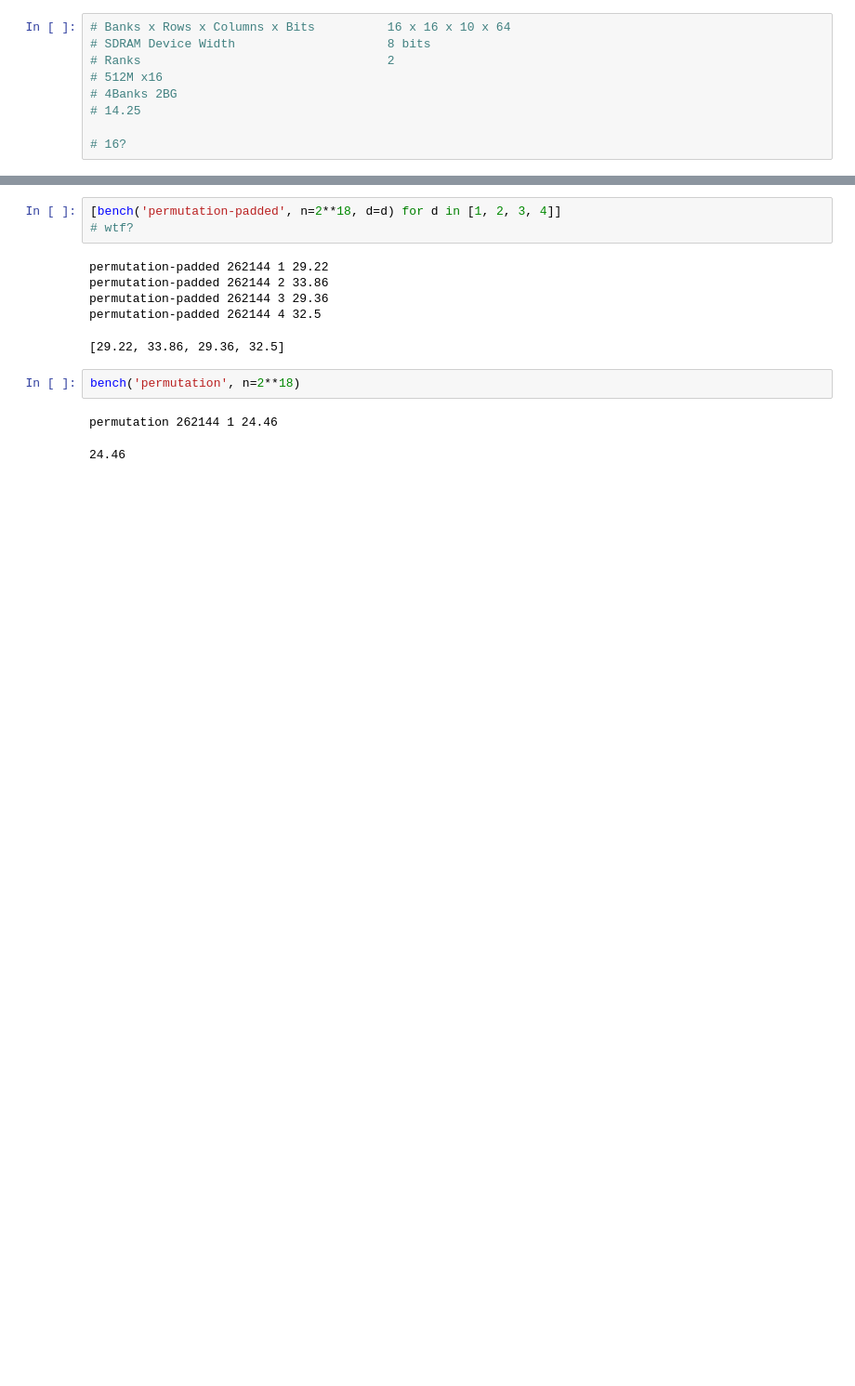
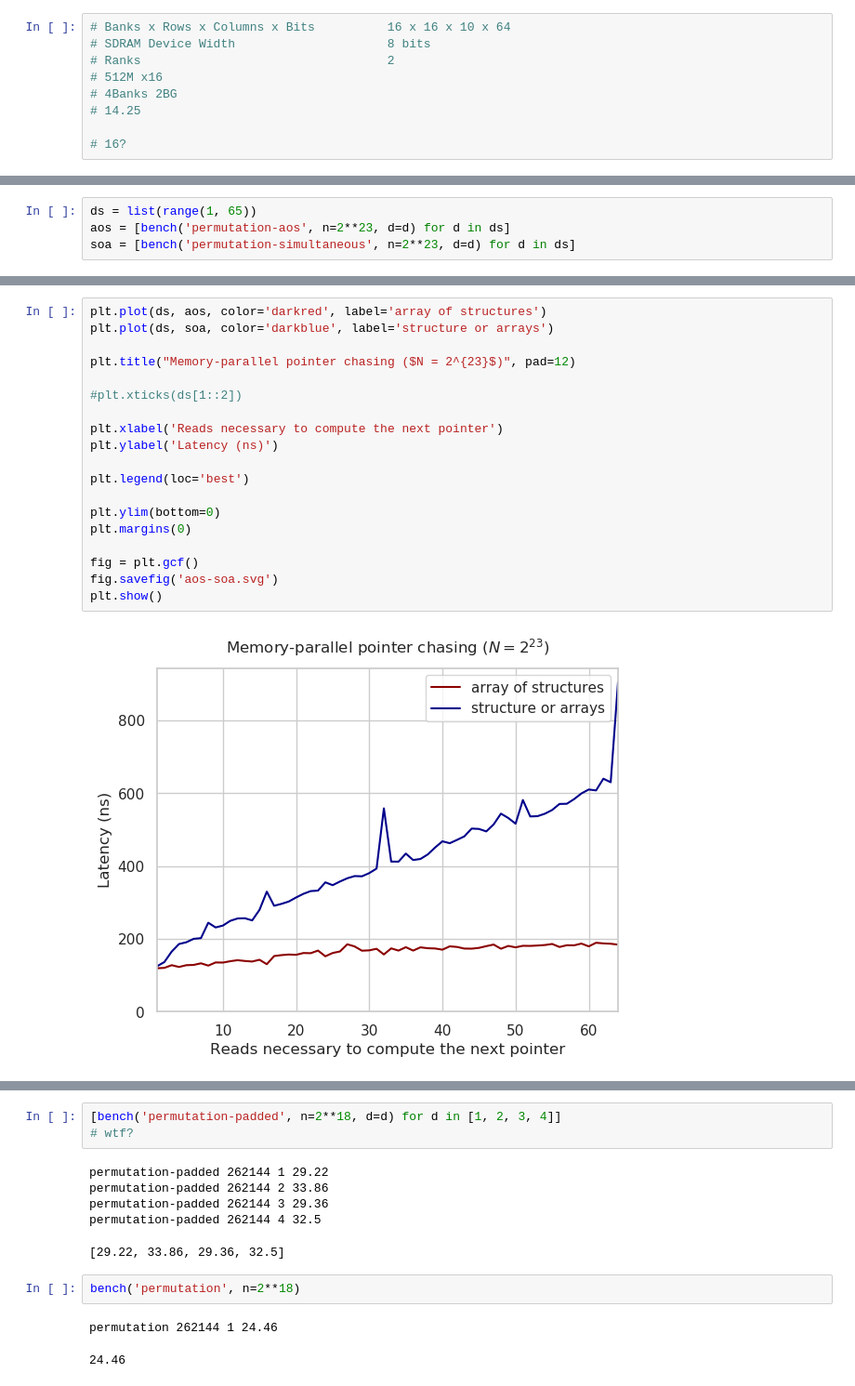
Before and after one commit to sslotin/amh-code, a Jupyter notebook: cpu-cache/plot.ipynb, the cells around one changed output, grey strips where cells are left out. Shown at 93% size. Drawn from its saved outputs; the diff is of its cells as text; blank space fills up the shorter version.

Commit message:
memory layout experiments

```diff
--- a/cpu-cache/plot.ipynb
+++ b/cpu-cache/plot.ipynb
@@ -996,0 +1018,4 @@ permutation 33554432 1 135.22
+# %%
+ds = list(range(1, 65))
+aos = [bench('permutation-aos', n=2**23, d=d) for d in ds]
+soa = [bench('permutation-simultaneous', n=2**23, d=d) for d in ds]
@@ -997 +1052,22 @@ permutation 33554432 1 135.22
+# %%
+plt.plot(ds, aos, color='darkred', label='array of structures')
+plt.plot(ds, soa, color='darkblue', label='structure or arrays')
+
+plt.title("Memory-parallel pointer chasing ($N = 2^{23}$)", pad=12)
+
+#plt.xticks(ds[1::2])
+
+plt.xlabel('Reads necessary to compute the next pointer')
+plt.ylabel('Latency (ns)')
+
+plt.legend(loc='best')
+
+plt.ylim(bottom=0)
+plt.margins(0)
+
+fig = plt.gcf()
+fig.savefig('aos-soa.svg')
+plt.show()
+# %% [output]
+[figure, added]
 # %%
```
Also changed, not shown: parts of 23 cells of this notebook, 2 other files.
